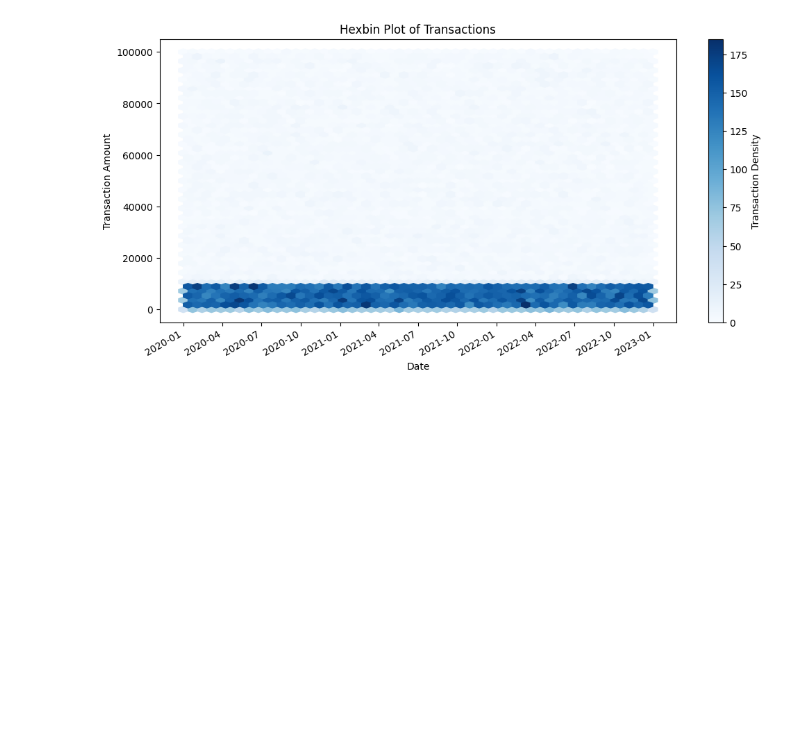
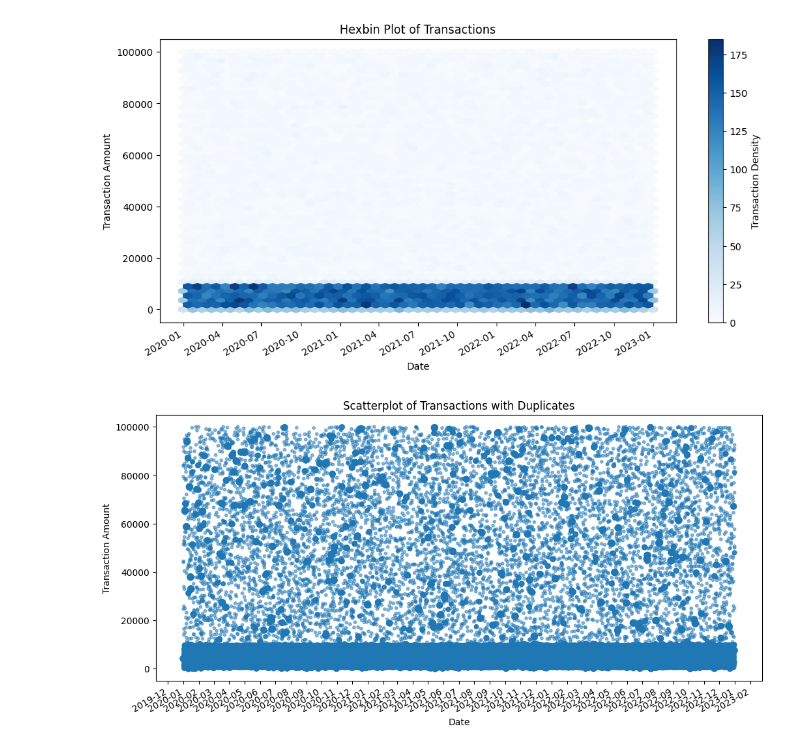
Before and after one commit to vifilio/sandbox, a Jupyter notebook: notebooks/colab-github-demo.ipynb, the cells around one changed output. Cells and saved outputs as stored; diff of their text form; code cells hidden in the pictures; blank space fills up the shorter version.

```diff
--- a/notebooks/colab-github-demo.ipynb
+++ b/notebooks/colab-github-demo.ipynb
@@ -155,3 +155,87 @@ plt.show()
 # %% [output]
 [figure]
 [figure]
+# %%
+# prompt: generate a scatterplot with 1000 circles where x-axis represents 36 months starting January 2020 and y-axis represents amount between 1 and 100000. show a concentration of more transactions between 100 and 10000 and add some anomalies in different areas. Use a hex bin plot with 20 bins. Show both the scatterplot and the hex bin plot. Use a blue color range for hex bin plots to show density. In the scatterplot, render larger circles for data points that are duplicates (exactly overlap). render some random examples with different numbers of duplicate data points.
+
+import matplotlib.pyplot as plt
+import matplotlib.dates as mdates
+import numpy as np
+import datetime
+import random
+
+# Generate 1000 data points
+num_points = 50000
+start_date = datetime.date(2020, 1, 1)
+end_date = datetime.date(2022, 12, 31)
+
+dates = []
+transactions = []
+duplicates = {}
+
+for _ in range(num_points):
+    date = start_date + datetime.timedelta(days=random.randint(0, (end_date - start_date).days))
+    amount = random.randint(1, 100000)
+
+    # Concentrate transactions between 100 and 10000
+    if random.random() < 0.8:
+      amount = random.randint(100,10000)
+
+    dates.append(date)
+    transactions.append(amount)
+
+    # Simulate duplicates
+    if random.random() < 0.05:  # 5% chance of a duplicate
+      duplicate_count = random.randint(2, 5)
+      for _ in range(duplicate_count):
+        dates.append(date)
+        transactions.append(amount)
+
+        key = (date, amount)
+        if key not in duplicates:
+          duplicates[key] = 0
+        duplicates[key] += 1
+
+
+# Create scatter plot
+plt.figure(figsize=(12, 6))
+
+# Determine circle sizes based on duplicates
+sizes = [10] * len(dates)
+
+for i in range(len(dates)):
+  key = (dates[i],transactions[i])
+  if key in duplicates:
+      sizes[i] = duplicates[key] * 10
+
+plt.scatter(dates, transactions, s=sizes, alpha=0.5)
+
+
+# Format x-axis
+plt.gca().xaxis.set_major_locator(mdates.MonthLocator())
+plt.gca().xaxis.set_major_formatter(mdates.DateFormatter('%Y-%m'))
+plt.gcf().autofmt_xdate()
+
+plt.xlabel('Date')
+plt.ylabel('Transaction Amount')
+plt.title('Scatterplot of Transactions with Duplicates')
+
+plt.show()
+
+# Hexbin plot
+plt.figure(figsize=(12,6))
+plt.hexbin(mdates.date2num(dates), transactions, gridsize=20, cmap='Blues')
+
+# Format x-axis
+plt.gca().xaxis.set_major_locator(mdates.MonthLocator(interval=3))
+plt.gca().xaxis.set_major_formatter(mdates.DateFormatter('%Y-%m'))
+plt.gcf().autofmt_xdate()
+
+plt.xlabel("Date")
+plt.ylabel("Transaction Amount")
+plt.title("Hexbin Plot of Transactions")
+plt.colorbar(label="Transaction Density")
+
+plt.show()
+# %% [output]
+[figure, added]
```
Also changed, not shown: parts of 1 cell of this notebook.
